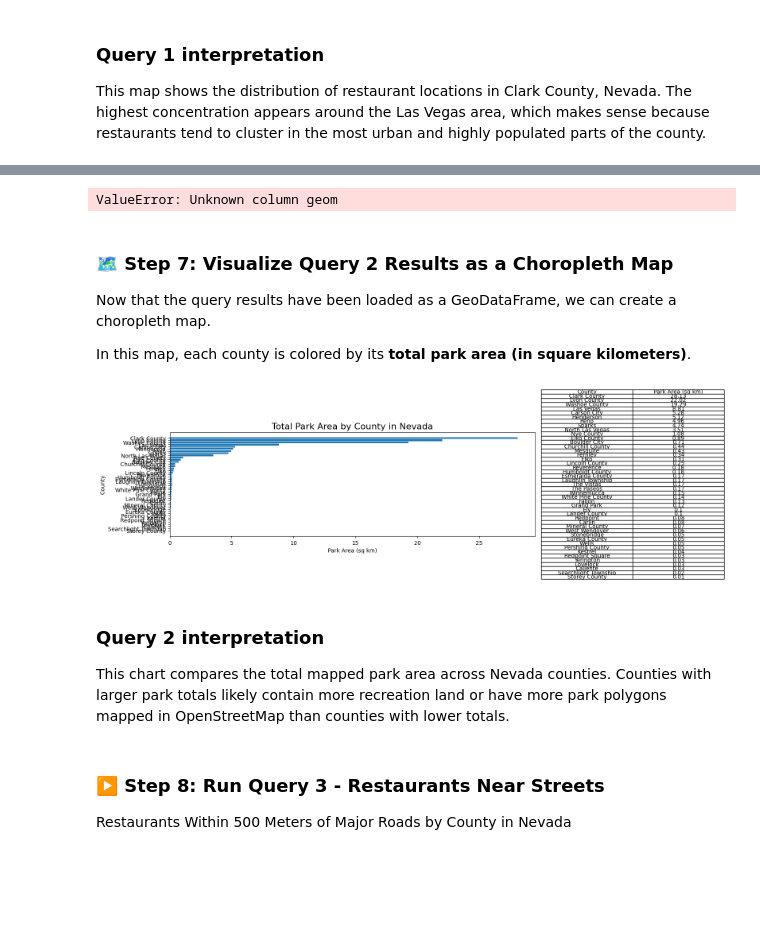
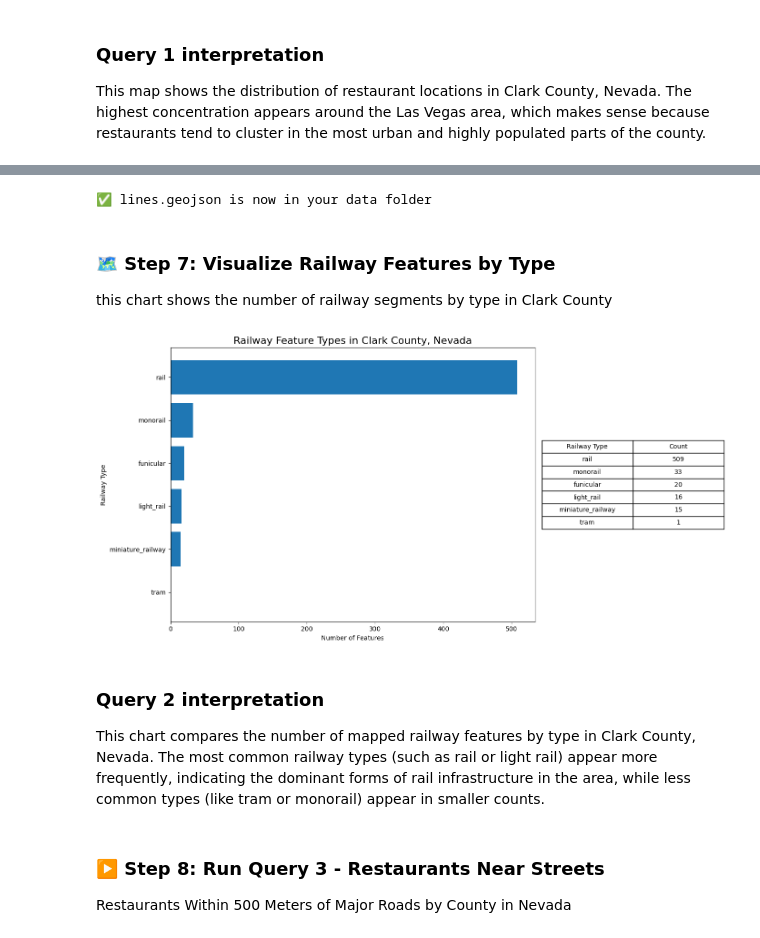
Before and after one commit to tyraclary/gist604b-osm-postgis-sp26, a Jupyter notebook: notebooks/osm_postgis_queries copyNEVADA.ipynb, the cells around one changed output, grey strips where cells are left out. Cells and saved outputs as stored; diff of their text form; code cells hidden in the pictures; blank space fills up the shorter version.

```diff
--- a/notebooks/osm_postgis_queries copyNEVADA.ipynb
+++ b/notebooks/osm_postgis_queries copyNEVADA.ipynb
@@ -284,72 +280,65 @@ except Exception as e:
 # %%
 import geopandas as gpd
 
-# Convert DataFrame → GeoDataFrame
-query_2_gdf = gpd.GeoDataFrame(
-    query_2_results,
-    geometry="geom",   # must match your column name
-    crs="EPSG:4326"    # or whatever your data is in
-)
+# Convert to GeoDataFrame (if not already)
+query_2_gdf = gpd.GeoDataFrame(query_2_results, geometry="geom")
 
-# Export to GeoJSON
+# Set CRS if needed
+query_2_gdf = query_2_gdf.set_crs(epsg=4326, allow_override=True)
+
+# Save to your data folder
 query_2_gdf.to_file("../data/lines.geojson", driver="GeoJSON")
 
-print("✅ lines.geojson created!")
+print("✅ lines.geojson is now in your data folder")
 # %% [output]
-ValueError: Unknown column geom
+✅ lines.geojson is now in your data folder
-# %% [markdown]
-### 🗺️ Step 7: Visualize Query 2 Results as a Choropleth Map
-
-Now that the query results have been loaded as a GeoDataFrame, we can create a choropleth map.
-
-In this map, each county is colored by its **total park area (in square kilometers)**.
+# %% [markdown]
+### 🗺️ Step 7: Visualize Railway Features by Type
+
+this chart shows the number of railway segments by type in Clark County
 # %%
 import matplotlib.pyplot as plt
 
-viz_column = "park_area_sq_km"
-
-# Sort data
-df = query_2_results.sort_values(viz_column, ascending=False)
+# Count railway features by type
+df = query_2_results["fclass"].value_counts().reset_index()
+df.columns = ["railway_type", "count"]
 
 fig, (ax_bar, ax_table) = plt.subplots(
     1, 2,
-    figsize=(16, 8),
+    figsize=(14, 7),
     gridspec_kw={"width_ratios": [2, 1]}
 )
 
-# 📊 Bar chart
-ax_bar.barh(df["county_name"], df[viz_column])
+# Bar chart
+ax_bar.barh(df["railway_type"], df["count"])
 ax_bar.invert_yaxis()
 
-ax_bar.set_title("Total Park Area by County in Nevada", fontsize=16)
-ax_bar.set_xlabel("Park Area (sq km)")
-ax_bar.set_ylabel("County")
+ax_bar.set_title("Railway Feature Types in Clark County, Nevada", fontsize=16)
+ax_bar.set_xlabel("Number of Features")
+ax_bar.set_ylabel("Railway Type")
 
-# 📋 Table
+# Table
 ax_table.axis("off")
 
-table_df = df.copy()
-table_df[viz_column] = table_df[viz_column].round(2)
-
 tbl = ax_table.table(
-    cellText=table_df.values,
-    colLabels=["County", "Park Area (sq km)"],
+    cellText=df.values,
+    colLabels=["Railway Type", "Count"],
     loc="center",
     cellLoc="center"
 )
 
 tbl.auto_set_font_size(False)
 tbl.set_fontsize(10)
 tbl.scale(1, 1.5)
 
 plt.tight_layout()
 plt.show()
 # %% [output]
-[figure, old version]
+[figure, new version]
-# %% [markdown]
-### Query 2 interpretation
-
-This chart compares the total mapped park area across Nevada counties. Counties with larger park totals likely contain more recreation land or have more park polygons mapped in OpenStreetMap than counties with lower totals.
+# %% [markdown]
+### Query 2 interpretation
+
+This chart compares the number of mapped railway features by type in Clark County, Nevada. The most common railway types (such as rail or light rail) appear more frequently, indicating the dominant forms of rail infrastructure in the area, while less common types (like tram or monorail) appear in smaller counts.
 # %% [markdown]
 ### ▶️ Step 8: Run Query 3 - Restaurants Near Streets
 
```
Also changed, not shown: parts of 4 cells of this notebook.
